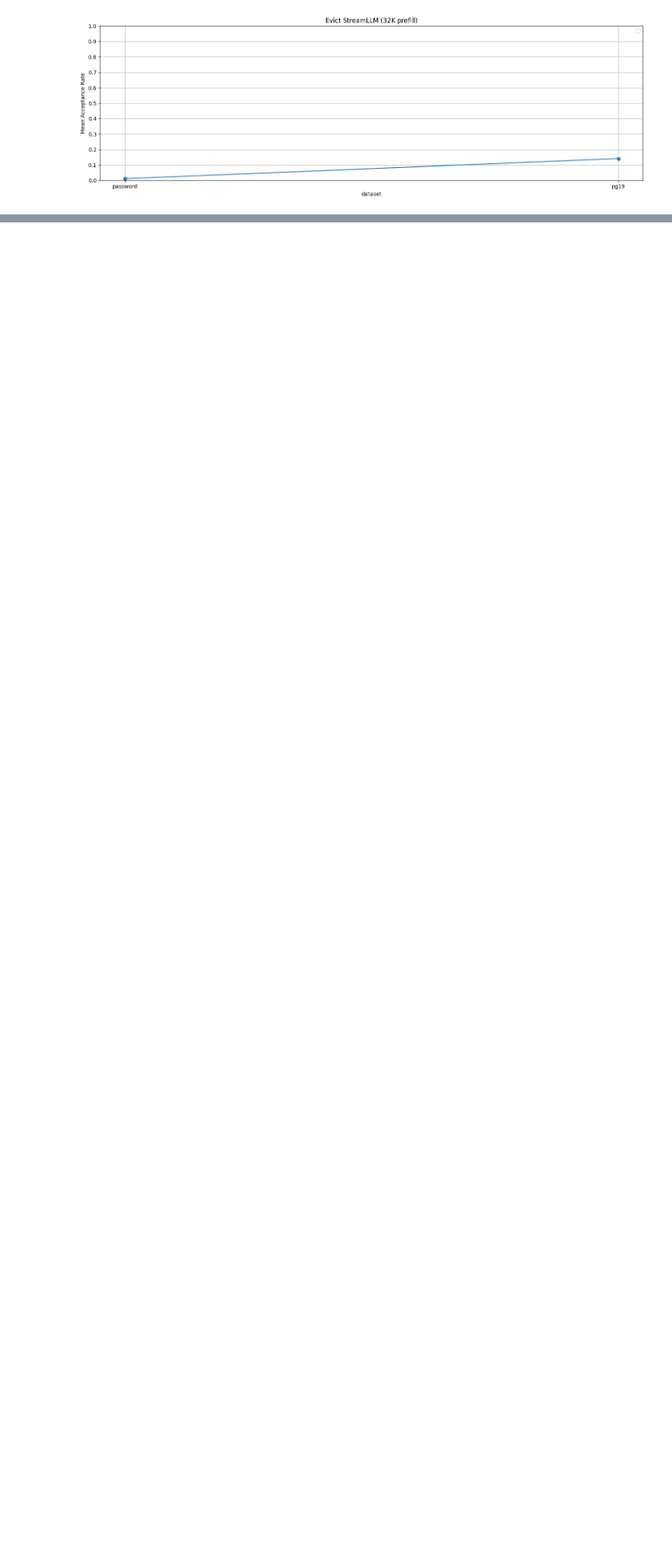
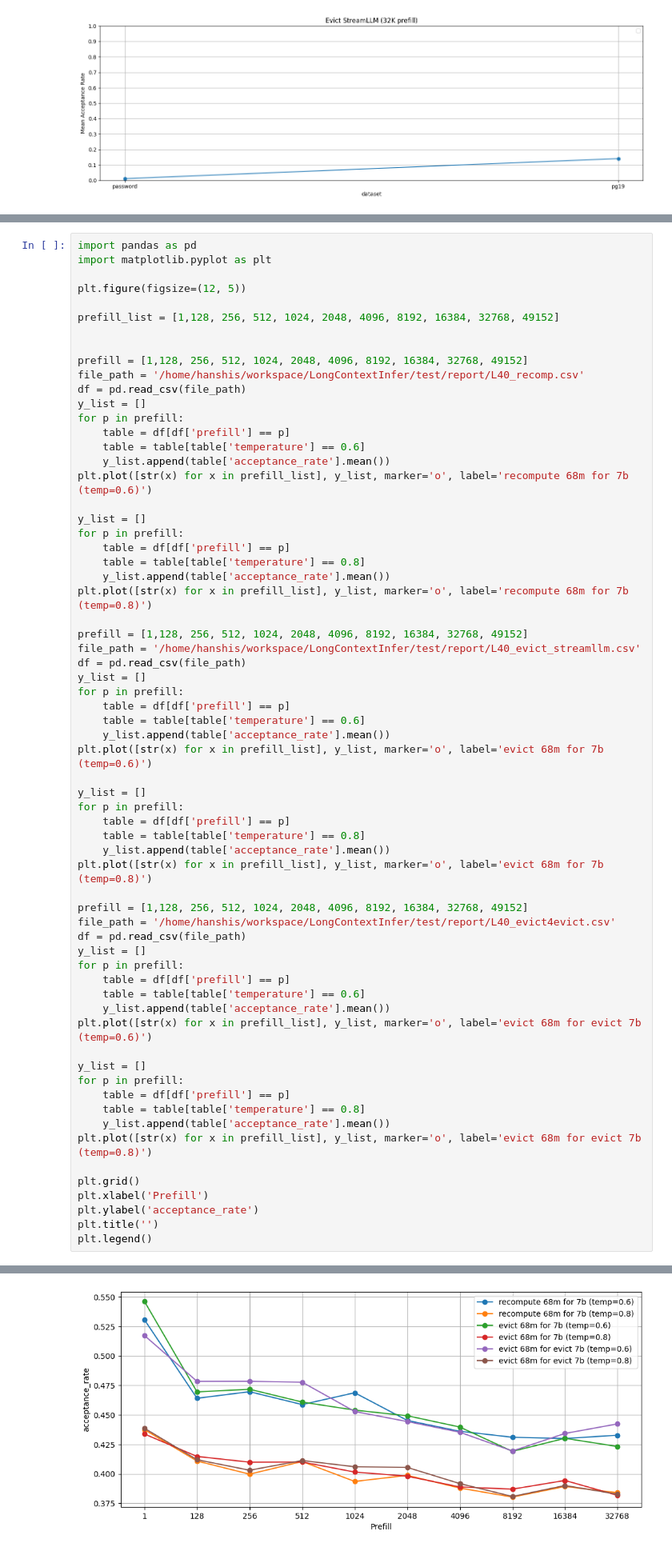
Before and after one commit to ranonrkm/TriForce-legacy, a Jupyter notebook: apps/plot.ipynb, the cells around one changed output, grey strips where cells are left out. Shown at 80% size. Cells and saved outputs as stored; diff of their text form; blank space fills up the shorter version.

```diff
--- a/apps/plot.ipynb
+++ b/apps/plot.ipynb
@@ -251,0 +207,66 @@ plt.legend()
+# %%
+import pandas as pd
+import matplotlib.pyplot as plt
+
+plt.figure(figsize=(12, 5))
+
+prefill_list = [1,128, 256, 512, 1024, 2048, 4096, 8192, 16384, 32768, 49152]
+
+
+prefill = [1,128, 256, 512, 1024, 2048, 4096, 8192, 16384, 32768, 49152]
+file_path = '/home/hanshis/workspace/LongContextInfer/test/report/L40_recomp.csv'
+df = pd.read_csv(file_path)
+y_list = []
+for p in prefill:
+    table = df[df['prefill'] == p]
+    table = table[table['temperature'] == 0.6]
+    y_list.append(table['acceptance_rate'].mean())
+plt.plot([str(x) for x in prefill_list], y_list, marker='o', label='recompute 68m for 7b (temp=0.6)')
+
+y_list = []
+for p in prefill:
+    table = df[df['prefill'] == p]
+    table = table[table['temperature'] == 0.8]
+    y_list.append(table['acceptance_rate'].mean())
+plt.plot([str(x) for x in prefill_list], y_list, marker='o', label='recompute 68m for 7b (temp=0.8)')
+
+prefill = [1,128, 256, 512, 1024, 2048, 4096, 8192, 16384, 32768, 49152]
+file_path = '/home/hanshis/workspace/LongContextInfer/test/report/L40_evict_streamllm.csv'
+df = pd.read_csv(file_path)
+y_list = []
+for p in prefill:
+    table = df[df['prefill'] == p]
+    table = table[table['temperature'] == 0.6]
+    y_list.append(table['acceptance_rate'].mean())
+plt.plot([str(x) for x in prefill_list], y_list, marker='o', label='evict 68m for 7b (temp=0.6)')
+
+y_list = []
+for p in prefill:
+    table = df[df['prefill'] == p]
+    table = table[table['temperature'] == 0.8]
+    y_list.append(table['acceptance_rate'].mean())
+plt.plot([str(x) for x in prefill_list], y_list, marker='o', label='evict 68m for 7b (temp=0.8)')
+
+prefill = [1,128, 256, 512, 1024, 2048, 4096, 8192, 16384, 32768, 49152]
+file_path = '/home/hanshis/workspace/LongContextInfer/test/report/L40_evict4evict.csv'
+df = pd.read_csv(file_path)
+y_list = []
+for p in prefill:
+    table = df[df['prefill'] == p]
+    table = table[table['temperature'] == 0.6]
+    y_list.append(table['acceptance_rate'].mean())
+plt.plot([str(x) for x in prefill_list], y_list, marker='o', label='evict 68m for evict 7b (temp=0.6)')
+
+y_list = []
+for p in prefill:
+    table = df[df['prefill'] == p]
+    table = table[table['temperature'] == 0.8]
+    y_list.append(table['acceptance_rate'].mean())
+plt.plot([str(x) for x in prefill_list], y_list, marker='o', label='evict 68m for evict 7b (temp=0.8)')
+
+plt.grid()
+plt.xlabel('Prefill')
+plt.ylabel('acceptance_rate')
+plt.title('')
+plt.legend()
+# %% [output]
@@ -252,3 +274,4 @@ plt.legend()
+[figure, added]
 # %%
 import pandas as pd
 import matplotlib.pyplot as plt
```
Also changed, not shown: parts of 7 cells of this notebook, 37 other files.
